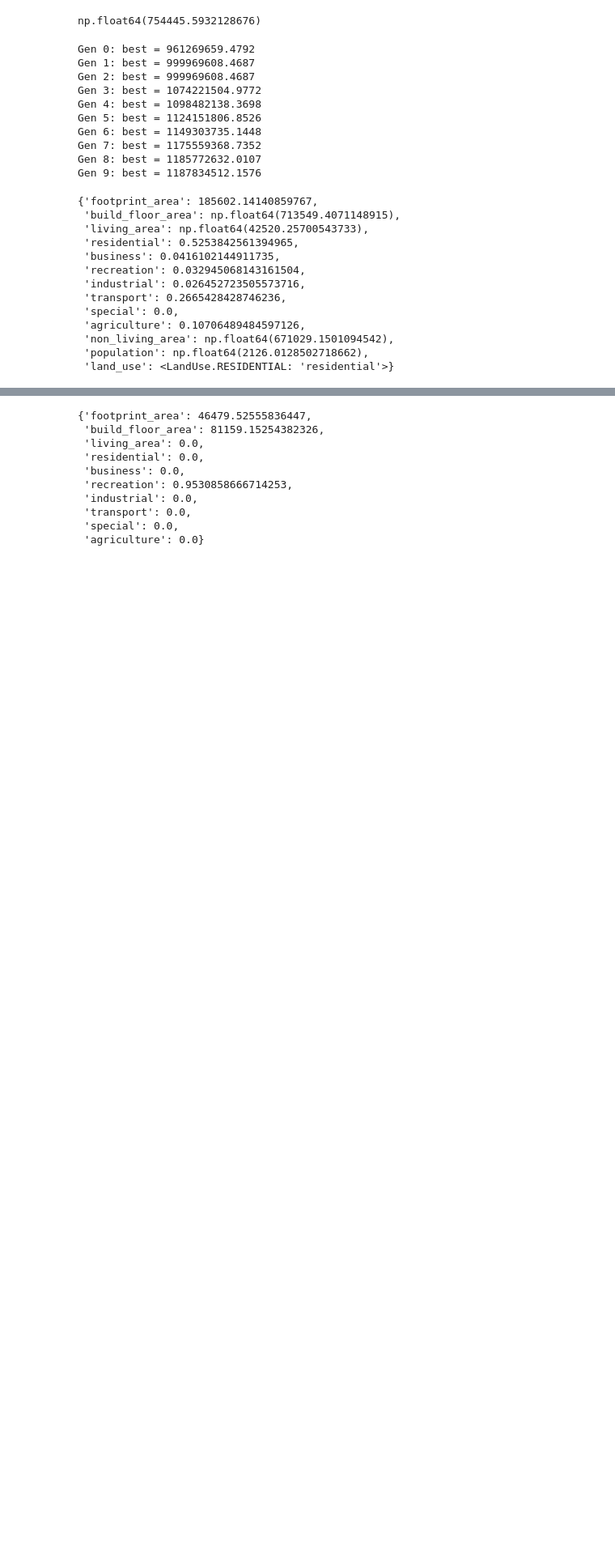
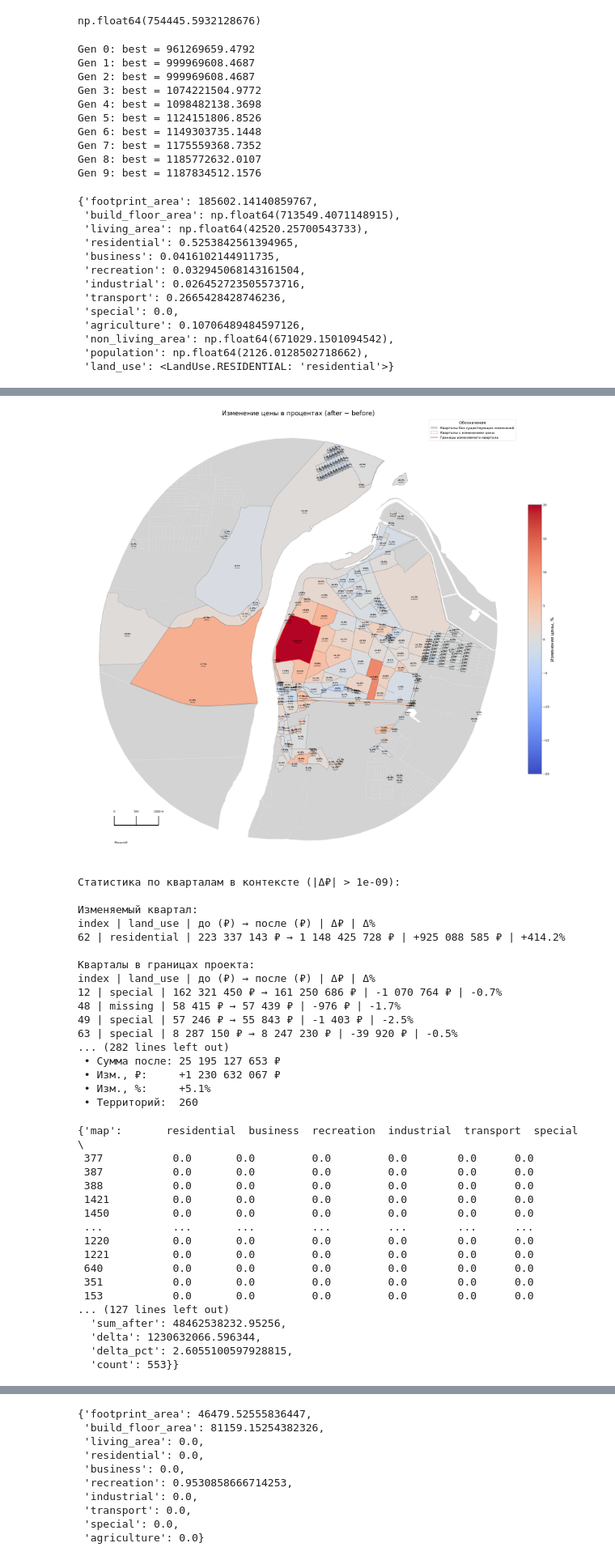
Before and after one commit to Mvin8/Urbanomy, a Jupyter notebook: examples/land_value_modeling/5_llm_agents_example.ipynb, the cells around one changed output, grey strips where cells are left out. Shown at 81% size. Saved outputs shown, nothing was run; the diff lists cells and outputs as text; code cells hidden in the pictures; blank space fills up the shorter version.

```diff
--- a/examples/land_value_modeling/5_llm_agents_example.ipynb
+++ b/examples/land_value_modeling/5_llm_agents_example.ipynb
@@ -170,3 +171,6 @@ best_genome
  'non_living_area': np.float64(671029.1501094542),
  'population': np.float64(2126.0128502718662),
  'land_use': <LandUse.RESIDENTIAL: 'residential'>}
+# %%
+optimizer.plot_best(best_genome)
+# %% [output]
@@ -173,3 +178,38 @@ best_genome
+[figure, added]
+Статистика по кварталам в контексте (|Δ₽| > 1e-09):
+
+Изменяемый квартал:
+index | land_use | до (₽) → после (₽) | Δ₽ | Δ%
+62 | residential | 223 337 143 ₽ → 1 148 425 728 ₽ | +925 088 585 ₽ | +414.2%
+
+Кварталы в границах проекта:
+index | land_use | до (₽) → после (₽) | Δ₽ | Δ%
+12 | special | 162 321 450 ₽ → 161 250 686 ₽ | -1 070 764 ₽ | -0.7%
+48 | missing | 58 415 ₽ → 57 439 ₽ | -976 ₽ | -1.7%
+49 | special | 57 246 ₽ → 55 843 ₽ | -1 403 ₽ | -2.5%
+63 | special | 8 287 150 ₽ → 8 247 230 ₽ | -39 920 ₽ | -0.5%
+... (282 lines left out)
+ • Сумма после: 25 195 127 653 ₽
+ • Изм., ₽:     +1 230 632 067 ₽
+ • Изм., %:     +5.1%
+ • Территорий:  260
+{'map':       residential  business  recreation  industrial  transport  special  \
+ 377           0.0       0.0         0.0         0.0        0.0      0.0
+ 387           0.0       0.0         0.0         0.0        0.0      0.0
+ 388           0.0       0.0         0.0         0.0        0.0      0.0
+ 1421          0.0       0.0         0.0         0.0        0.0      0.0
+ 1450          0.0       0.0         0.0         0.0        0.0      0.0
+ ...           ...       ...         ...         ...        ...      ...
+ 1220          0.0       0.0         0.0         0.0        0.0      0.0
+ 1221          0.0       0.0         0.0         0.0        0.0      0.0
+ 640           0.0       0.0         0.0         0.0        0.0      0.0
+ 351           0.0       0.0         0.0         0.0        0.0      0.0
+ 153           0.0       0.0         0.0         0.0        0.0      0.0
+... (127 lines left out)
+  'sum_after': 48462538232.95256,
+  'delta': 1230632066.596344,
+  'delta_pct': 2.6055100597928815,
+  'count': 553}}
 # %%
 changable_params = ['footprint_area', 'build_floor_area', 'living_area', 'residential', 'business', 'recreation', 'industrial', 'transport', 'special', 'agriculture']
 # %%
```
Also changed, not shown: parts of 19 cells of this notebook, 1 other file.
